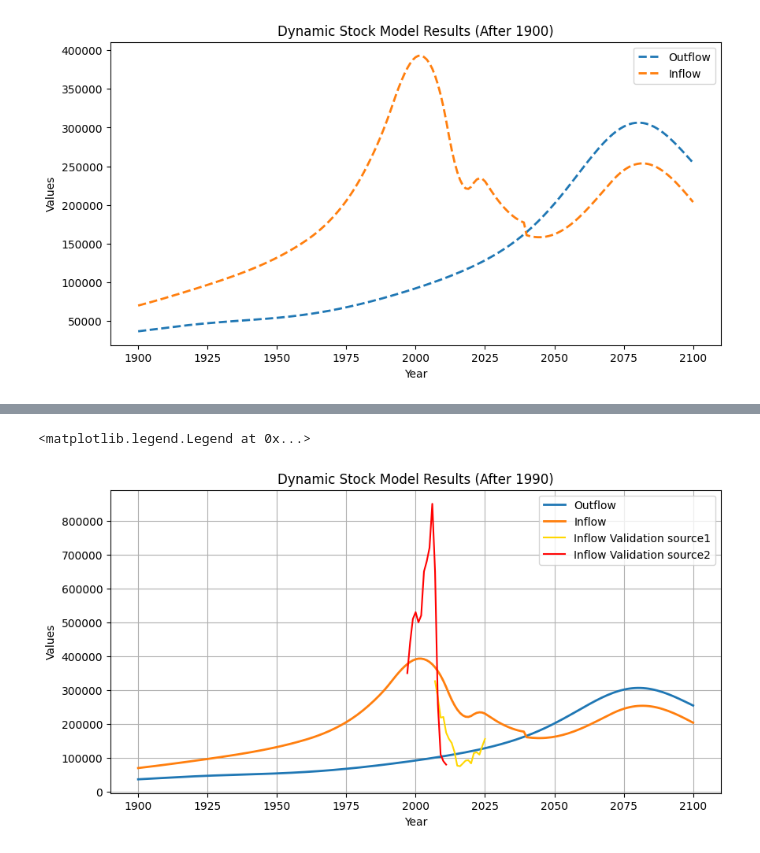
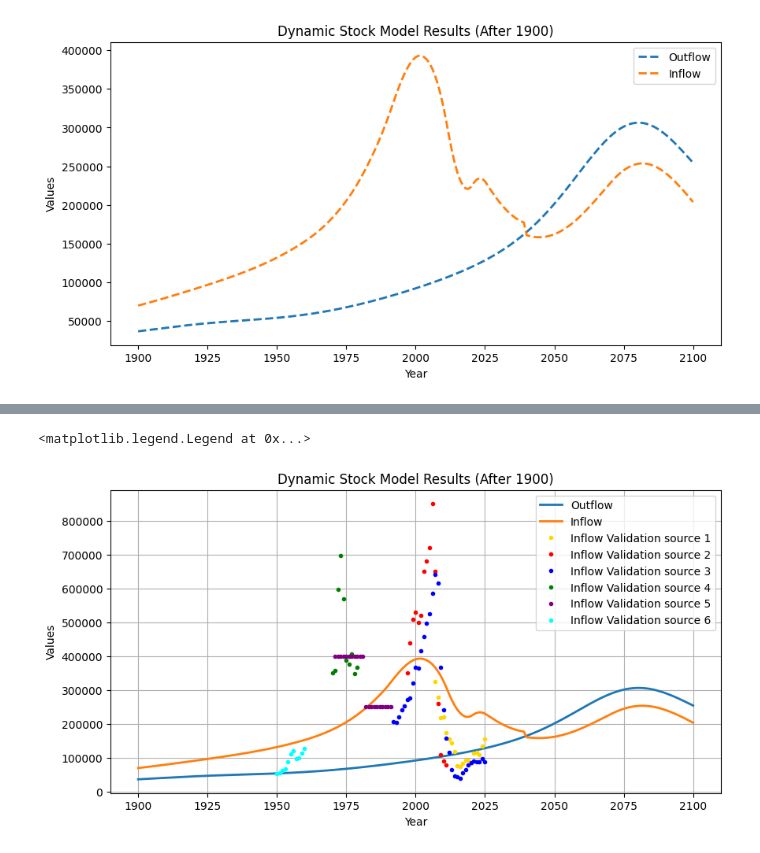
Before and after one commit to tdhunn01-design/MFA2, a Jupyter notebook: PPD_POP_Multiplied.ipynb, the cells around one changed output, grey strips where cells are left out. Cells and saved outputs as stored; diff of their text form; code cells hidden in the pictures.

Commit message:
added more validation data for inflow

```diff
--- a/PPD_POP_Multiplied.ipynb
+++ b/PPD_POP_Multiplied.ipynb
@@ -176,4 +176,6 @@ validation_file = "inflow_validation.xlsx"
 # This file should be placed in the same directory as this notebook (on the JupyterHub server)
 
 # We read the data and store it in a Dataframe called "data", using the read_excel() panda function
-data_raw = pd.read_excel(validation_file, index_col = None, header = 0, usecols = 'D:F')
+data_raw = pd.read_excel(validation_file, index_col = None, header = 0, usecols = 'D:J')
+validation_data = data_raw.iloc[0:67]
+print(validation_data)
@@ -180,3 +196,0 @@ data_raw = pd.read_excel(validation_file, index_col = None, header = 0, usecols
-# %%
-validation_data = data_raw.iloc[0:29]
-print(validation_data)
@@ -201,15 +197,19 @@ print(validation_data)
 # %%
 # plotting after 1900
 plt.figure(figsize=(10, 5))
 plt.plot(t_array[t_array >= 1900], O_C_1d[t_array >= 1900], label='Outflow', lw=2)
 plt.plot(t_array[t_array >= 1900], I_all[t_array >= 1900], label='Inflow', lw=2)
-plt.plot(validation_data['YEAR'], validation_data['SOURCE1'], label='Inflow Validation source1', color = 'gold')
-plt.plot(validation_data['YEAR'], validation_data['SOURCE2'], label='Inflow Validation source2', color = 'red')
-plt.title('Dynamic Stock Model Results (After 1990)')
+plt.plot(validation_data['YEAR'], validation_data['SOURCE1'], '.', label='Inflow Validation source 1',  color = 'gold')
+plt.plot(validation_data['YEAR'], validation_data['SOURCE2'], '.', label='Inflow Validation source 2',  color = 'red')
+plt.plot(validation_data['YEAR'], validation_data['SOURCE3'], '.', label='Inflow Validation source 3',  color = 'blue')
+plt.plot(validation_data['YEAR'], validation_data['SOURCE4'], '.', label='Inflow Validation source 4',  color = 'green')
+plt.plot(validation_data['YEAR'], validation_data['SOURCE5'], '.', label='Inflow Validation source 5',  color = 'purple')
+plt.plot(validation_data['YEAR'], validation_data['SOURCE6'], '.', label='Inflow Validation source 6',  color = 'cyan')
+plt.title('Dynamic Stock Model Results (After 1900)')
 plt.xlabel('Year')
 plt.grid()
 plt.ylabel('Values')
 plt.legend()
 # %% [output]
 <matplotlib.legend.Legend at 0x...>
-[figure, old version]
+[figure, new version]
```
Also changed, not shown: parts of 2 cells of this notebook, 1 other file.
